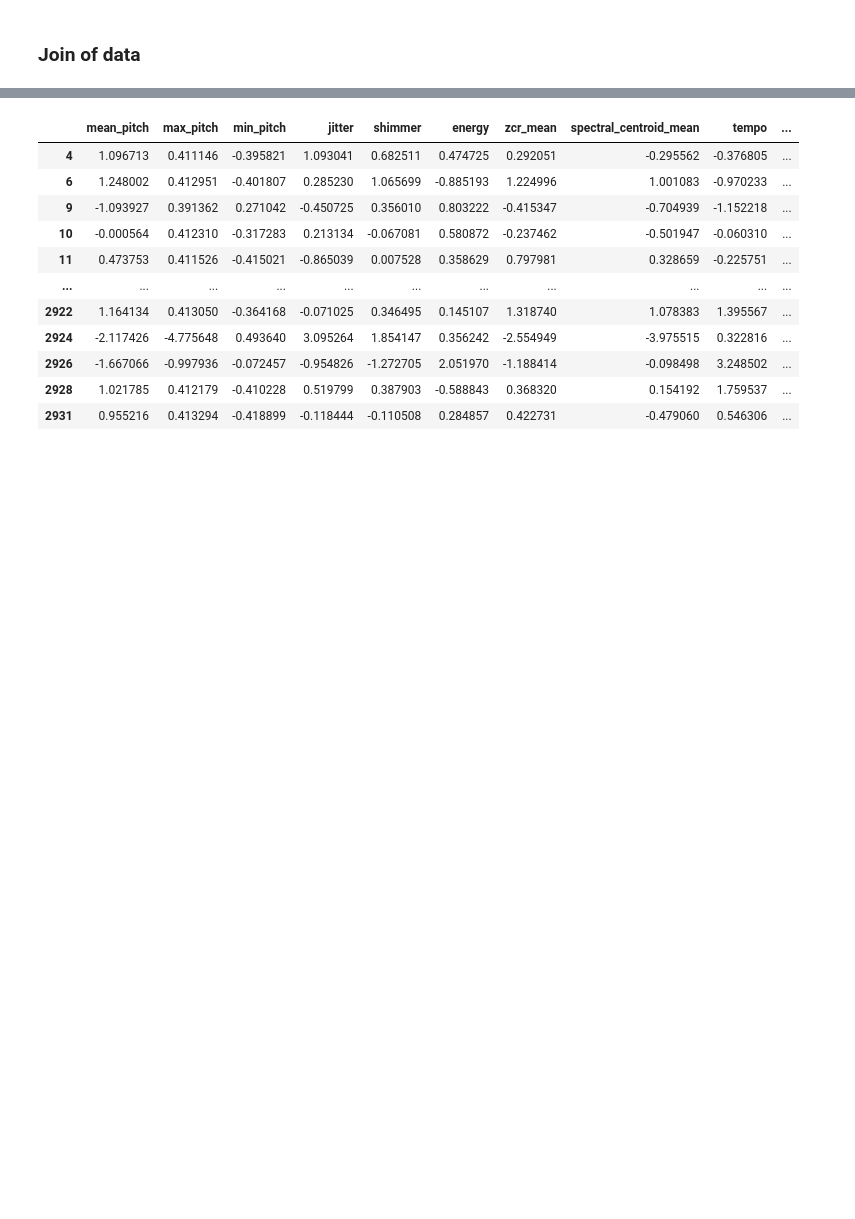
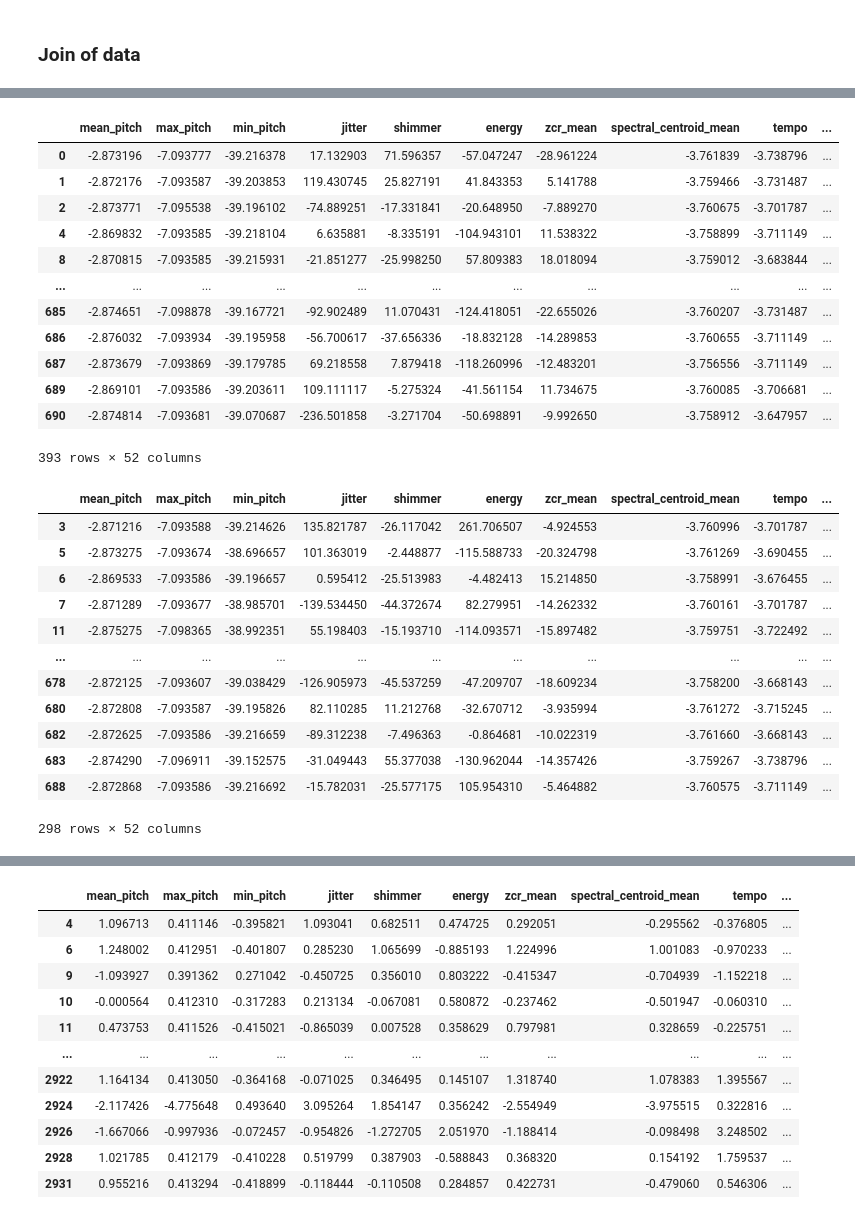
Before and after one commit to OTOTOTO02/Data-Science-Lab-process-and-methods-2024-25-WInter-Assignment, a Jupyter notebook: main.ipynb, the cells around one changed output, grey strips where cells are left out. Cells and saved outputs as stored; diff of their text form; code cells hidden in the pictures; blank space fills up the shorter version.

```diff
--- a/main.ipynb
+++ b/main.ipynb
@@ -1981,0 +2005,5 @@ _ = plot_error_distripution(y_pred, y_val, 0)
+# %%
+X_train_male, X_train_female = split_gender(step4_dev_norm_df)
+ages_male, ages_female = split_ages(step4_dev_norm_df, ages_df)
+
+reg_male, reg_female = gender_regs(X_train_male, X_train_female, ages_male, ages_female)
@@ -1981,0 +2038,32 @@ _ = plot_error_distripution(y_pred, y_val, 0)
+# %%
+X_eval_male, X_eval_female = split_gender(step4_eval_norm_df)
+
+y_pred_male = reg_male.predict(X_eval_male)
+y_pred_female = reg_female.predict(X_eval_female)
+# %% [output]
+|  | mean_pitch | max_pitch | min_pitch | jitter | shimmer | energy | zcr_mean | spectral_centroid_mean | tempo | ... |
+| 0 | -2.873196 | -7.093777 | -39.216378 | 17.132903 | 71.596357 | -57.047247 | -28.961224 | -3.761839 | -3.738796 | ... |
+| 1 | -2.872176 | -7.093587 | -39.203853 | 119.430745 | 25.827191 | 41.843353 | 5.141788 | -3.759466 | -3.731487 | ... |
+| 2 | -2.873771 | -7.095538 | -39.196102 | -74.889251 | -17.331841 | -20.648950 | -7.889270 | -3.760675 | -3.701787 | ... |
+| 4 | -2.869832 | -7.093585 | -39.218104 | 6.635881 | -8.335191 | -104.943101 | 11.538322 | -3.758899 | -3.711149 | ... |
+| 8 | -2.870815 | -7.093585 | -39.215931 | -21.851277 | -25.998250 | 57.809383 | 18.018094 | -3.759012 | -3.683844 | ... |
+| ... | ... | ... | ... | ... | ... | ... | ... | ... | ... | ... |
+| 685 | -2.874651 | -7.098878 | -39.167721 | -92.902489 | 11.070431 | -124.418051 | -22.655026 | -3.760207 | -3.731487 | ... |
+| 686 | -2.876032 | -7.093934 | -39.195958 | -56.700617 | -37.656336 | -18.832128 | -14.289853 | -3.760655 | -3.711149 | ... |
+| 687 | -2.873679 | -7.093869 | -39.179785 | 69.218558 | 7.879418 | -118.260996 | -12.483201 | -3.756556 | -3.711149 | ... |
+| 689 | -2.869101 | -7.093586 | -39.203611 | 109.111117 | -5.275324 | -41.561154 | 11.734675 | -3.760085 | -3.706681 | ... |
+| 690 | -2.874814 | -7.093681 | -39.070687 | -236.501858 | -3.271704 | -50.698891 | -9.992650 | -3.758912 | -3.647957 | ... |
+393 rows × 52 columns
+|  | mean_pitch | max_pitch | min_pitch | jitter | shimmer | energy | zcr_mean | spectral_centroid_mean | tempo | ... |
+| 3 | -2.871216 | -7.093588 | -39.214626 | 135.821787 | -26.117042 | 261.706507 | -4.924553 | -3.760996 | -3.701787 | ... |
+| 5 | -2.873275 | -7.093674 | -38.696657 | 101.363019 | -2.448877 | -115.588733 | -20.324798 | -3.761269 | -3.690455 | ... |
+| 6 | -2.869533 | -7.093586 | -39.196657 | 0.595412 | -25.513983 | -4.482413 | 15.214850 | -3.758991 | -3.676455 | ... |
+| 7 | -2.871289 | -7.093677 | -38.985701 | -139.534450 | -44.372674 | 82.279951 | -14.262332 | -3.760161 | -3.701787 | ... |
+| 11 | -2.875275 | -7.098365 | -38.992351 | 55.198403 | -15.193710 | -114.093571 | -15.897482 | -3.759751 | -3.722492 | ... |
+| ... | ... | ... | ... | ... | ... | ... | ... | ... | ... | ... |
+| 678 | -2.872125 | -7.093607 | -39.038429 | -126.905973 | -45.537259 | -47.209707 | -18.609234 | -3.758200 | -3.668143 | ... |
+| 680 | -2.872808 | -7.093587 | -39.195826 | 82.110285 | 11.212768 | -32.670712 | -3.935994 | -3.761272 | -3.715245 | ... |
+| 682 | -2.872625 | -7.093586 | -39.216659 | -89.312238 | -7.496363 | -0.864681 | -10.022319 | -3.761660 | -3.668143 | ... |
+| 683 | -2.874290 | -7.096911 | -39.152575 | -31.049443 | 55.377038 | -130.962044 | -14.357426 | -3.759267 | -3.738796 | ... |
+| 688 | -2.872868 | -7.093586 | -39.216692 | -15.782031 | -25.577175 | 105.954310 | -5.464882 | -3.760575 | -3.711149 | ... |
+298 rows × 52 columns
```
Also changed, not shown: parts of 14 cells of this notebook, 1 other file.
